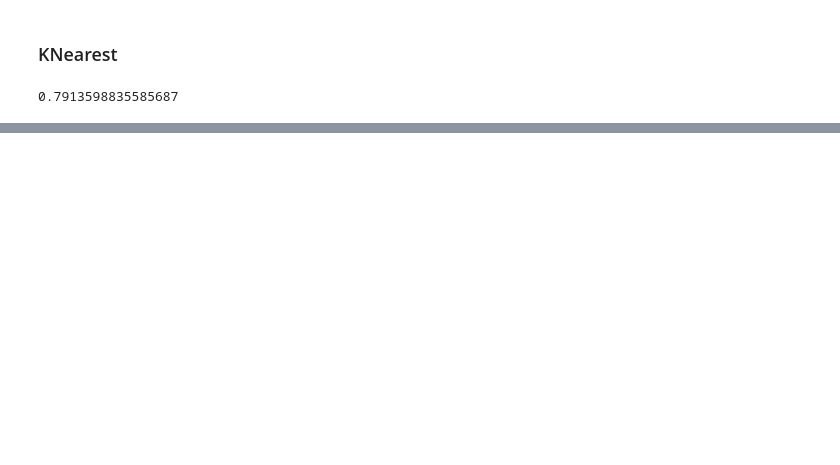
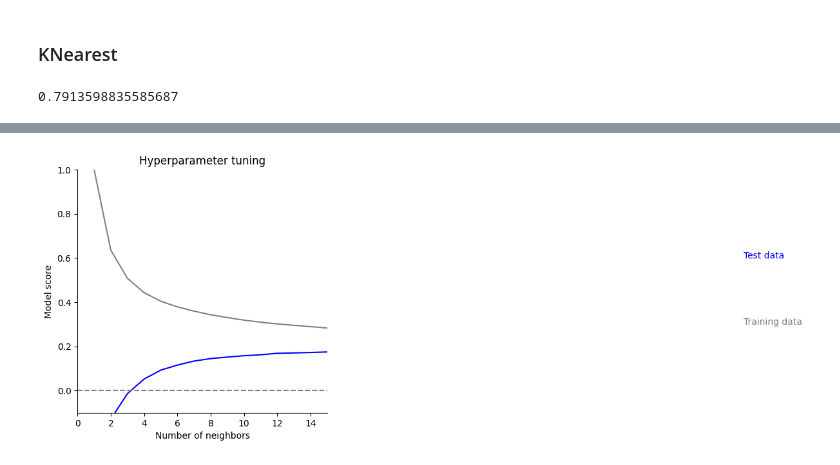
Before and after one commit to marc-ah/ml_superstore, a Jupyter notebook: scripts/feature_eng.ipynb, the cells around one changed output, grey strips where cells are left out. Saved outputs shown, nothing was run; the diff lists cells and outputs as text; code cells hidden in the pictures; blank space fills up the shorter version.

```diff
--- a/scripts/feature_eng.ipynb
+++ b/scripts/feature_eng.ipynb
@@ -298,0 +261,19 @@ print("\a")
+# %%
+import matplotlib.pyplot as plt
+plt.rc("axes.spines", top=False, right=False)
+plt.rcParams['figure.figsize'] = [5,5]
+plt.rcParams['figure.dpi'] = 100
+
+plt.plot(n, train2, color="grey")
+plt.plot(n, test2, color="blue")
+plt.plot([0, test_range], [0, 0], color="grey", linestyle="--")
+plt.xlim([0, test_range])
+plt.ylim([-.1, 1])
+plt.xlabel("Number of neighbors")
+plt.ylabel("Model score")
+plt.text(40, .3, "Training data", color="grey")
+plt.text(40, .6, "Test data", color="blue")
+plt.title("Hyperparameter tuning")
+None
+# %% [output]
+[figure, added]
```
Also changed, not shown: parts of 39 cells of this notebook.
